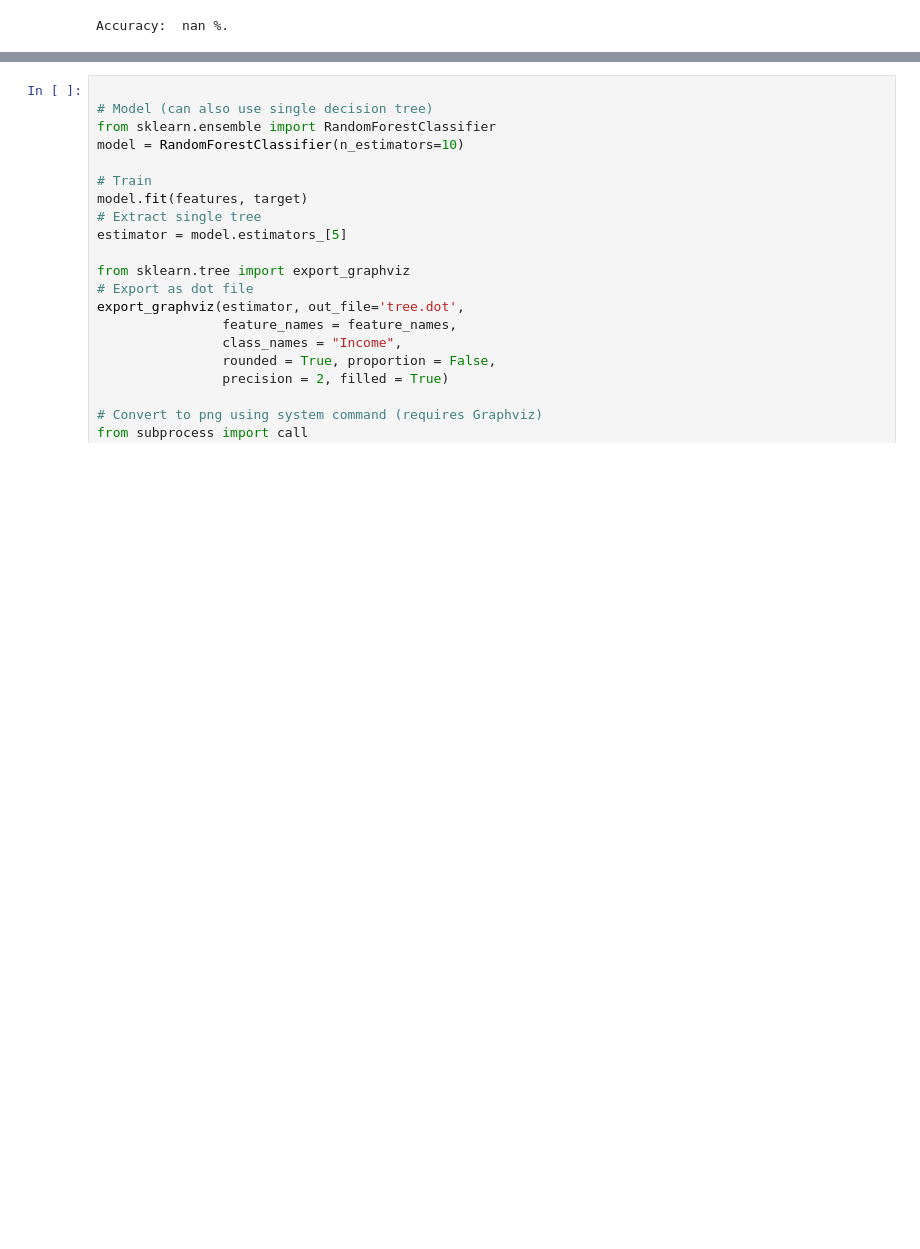
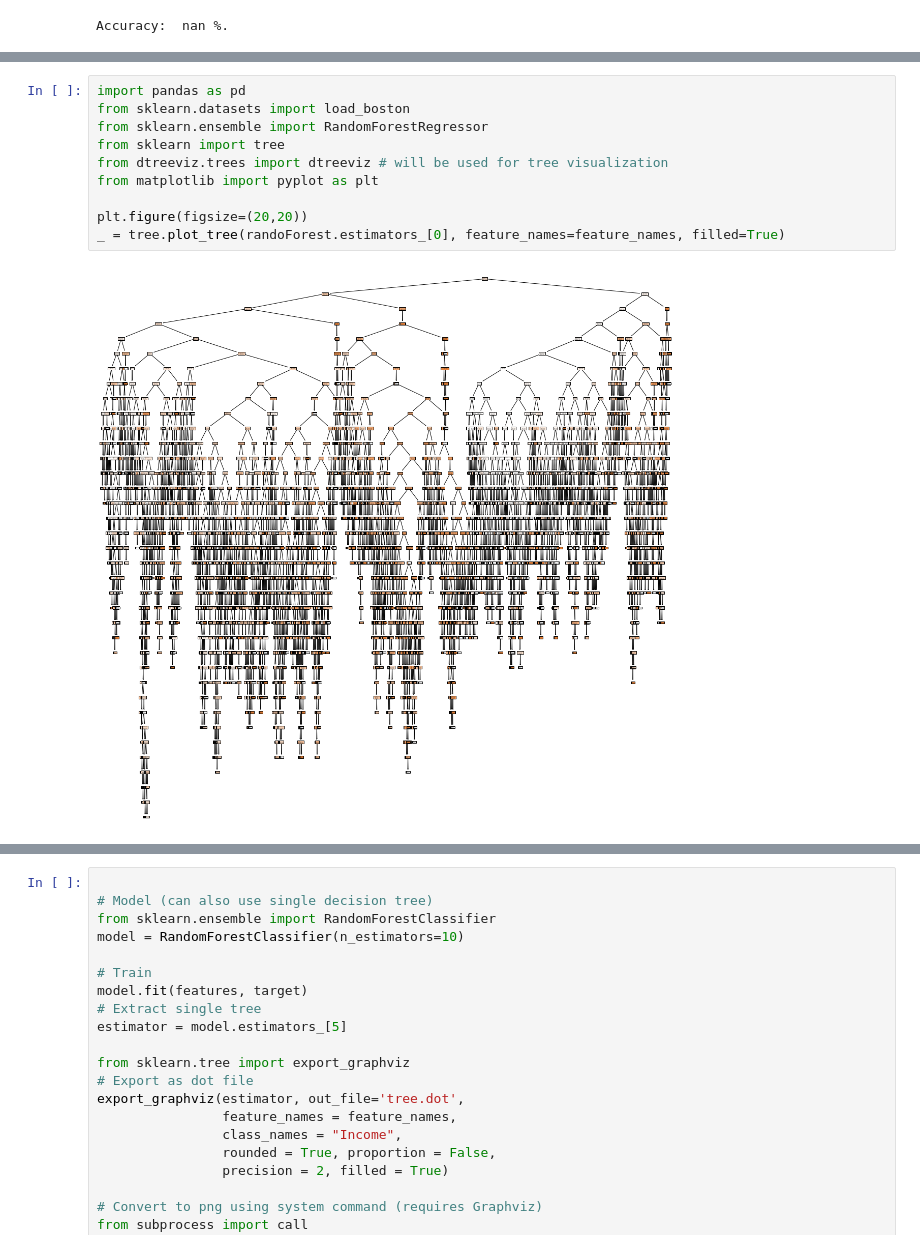
Before and after one commit to Aaronportal465/HowToGetRich, a Jupyter notebook: Project Take 1.ipynb, the cells around one changed output, grey strips where cells are left out. Cells and saved outputs as stored; diff of their text form; blank space fills up the shorter version.

Commit message:
Random Forest Vizualization

```diff
--- a/Project Take 1.ipynb
+++ b/Project Take 1.ipynb
@@ -599,0 +608,12 @@ Accuracy: 0.802 (0.010)
+# %%
+import pandas as pd
+from sklearn.datasets import load_boston
+from sklearn.ensemble import RandomForestRegressor
+from sklearn import tree
+from dtreeviz.trees import dtreeviz # will be used for tree visualization
+from matplotlib import pyplot as plt
+
+plt.figure(figsize=(20,20))
+_ = tree.plot_tree(randoForest.estimators_[0], feature_names=feature_names, filled=True)
+# %% [output]
+[figure, added]
```
Also changed, not shown: parts of 4 cells of this notebook.
